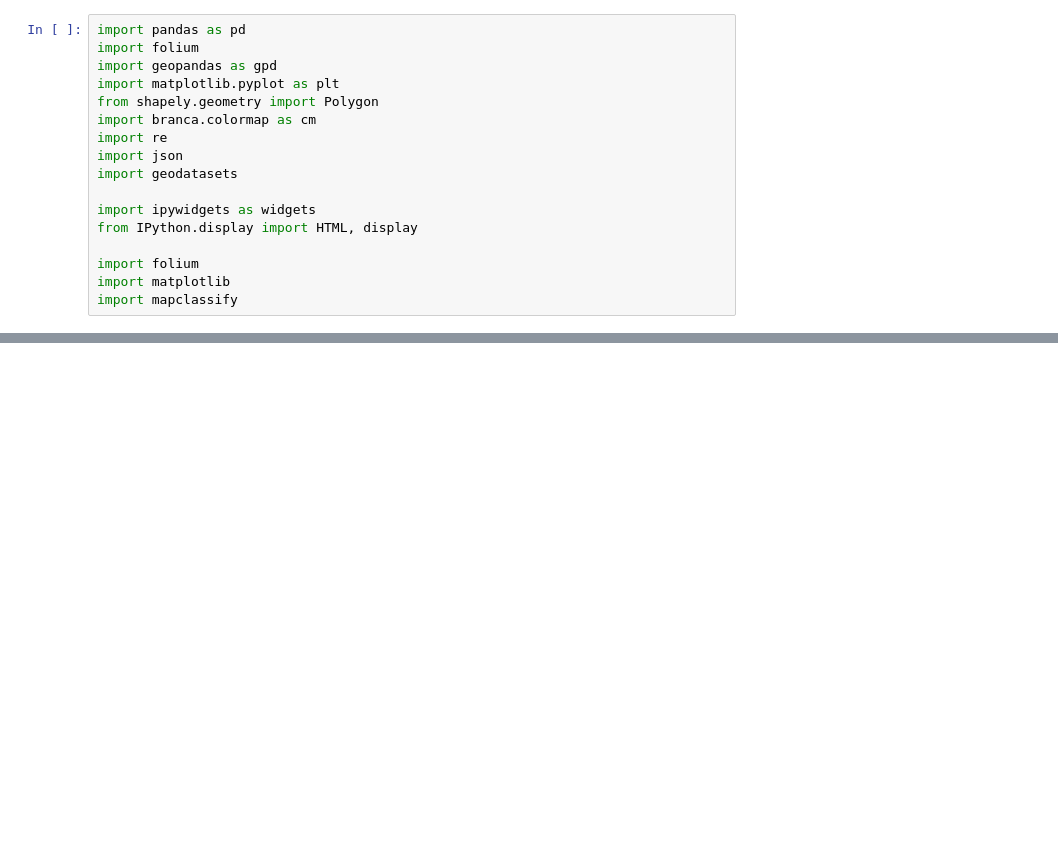
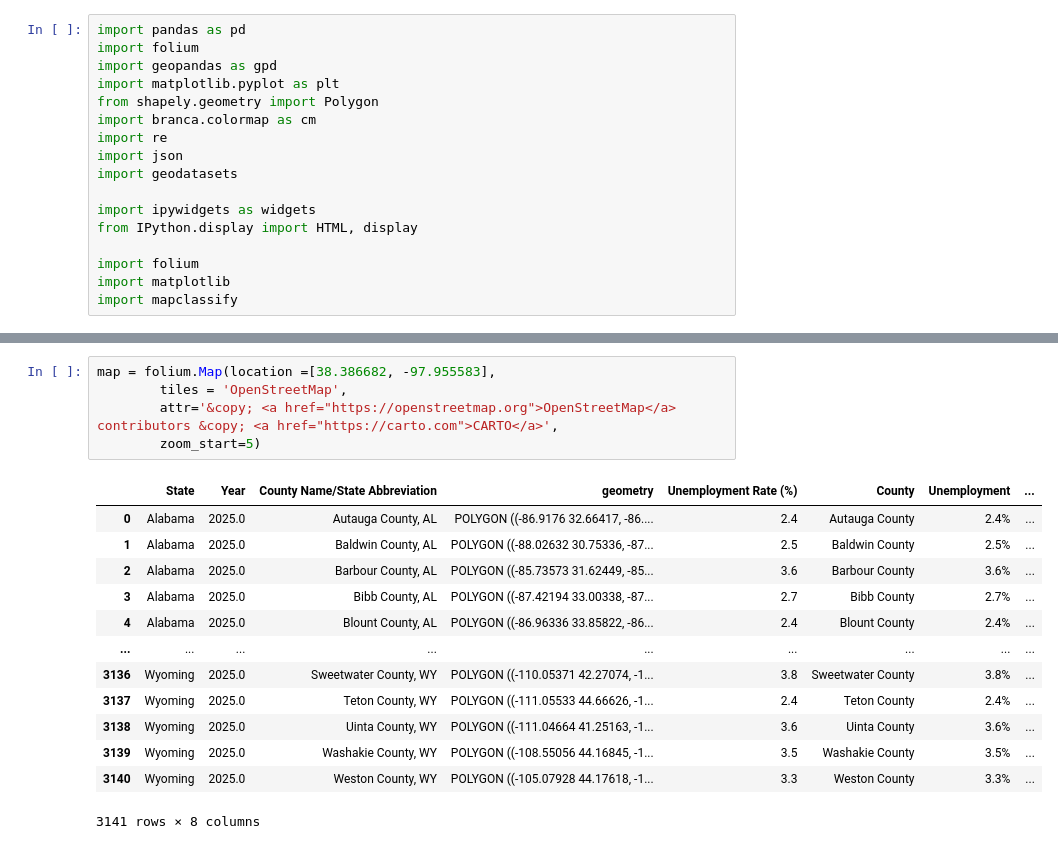
Before and after one commit to absillers/BLS_unemployment_map, a Jupyter notebook: bls_2025_map.ipynb, the cells around one changed output, grey strips where cells are left out. Drawn from its saved outputs; the diff is of its cells as text; blank space fills up the shorter version.

```diff
--- a/bls_2025_map.ipynb
+++ b/bls_2025_map.ipynb
@@ -222,0 +325,19 @@ Output(layout=Layout(border_bottom='1px solid black', border_left='1px solid bla
+# %%
+map = folium.Map(location =[38.386682, -97.955583],
+        tiles = 'OpenStreetMap',
+        attr='&copy; <a href="https://openstreetmap.org">OpenStreetMap</a> contributors &copy; <a href="https://carto.com">CARTO</a>',
+        zoom_start=5)
+# %% [output]
+|  | State | Year | County Name/State Abbreviation | geometry | Unemployment Rate (%) | County | Unemployment | ... |
+| 0 | Alabama | 2025.0 | Autauga County, AL | POLYGON ((-86.9176 32.66417, -86.... | 2.4 | Autauga County | 2.4% | ... |
+| 1 | Alabama | 2025.0 | Baldwin County, AL | POLYGON ((-88.02632 30.75336, -87... | 2.5 | Baldwin County | 2.5% | ... |
+| 2 | Alabama | 2025.0 | Barbour County, AL | POLYGON ((-85.73573 31.62449, -85... | 3.6 | Barbour County | 3.6% | ... |
+| 3 | Alabama | 2025.0 | Bibb County, AL | POLYGON ((-87.42194 33.00338, -87... | 2.7 | Bibb County | 2.7% | ... |
+| 4 | Alabama | 2025.0 | Blount County, AL | POLYGON ((-86.96336 33.85822, -86... | 2.4 | Blount County | 2.4% | ... |
+| ... | ... | ... | ... | ... | ... | ... | ... | ... |
+| 3136 | Wyoming | 2025.0 | Sweetwater County, WY | POLYGON ((-110.05371 42.27074, -1... | 3.8 | Sweetwater County | 3.8% | ... |
+| 3137 | Wyoming | 2025.0 | Teton County, WY | POLYGON ((-111.05533 44.66626, -1... | 2.4 | Teton County | 2.4% | ... |
+| 3138 | Wyoming | 2025.0 | Uinta County, WY | POLYGON ((-111.04664 41.25163, -1... | 3.6 | Uinta County | 3.6% | ... |
+| 3139 | Wyoming | 2025.0 | Washakie County, WY | POLYGON ((-108.55056 44.16845, -1... | 3.5 | Washakie County | 3.5% | ... |
+| 3140 | Wyoming | 2025.0 | Weston County, WY | POLYGON ((-105.07928 44.17618, -1... | 3.3 | Weston County | 3.3% | ... |
+3141 rows × 8 columns
```
Also changed, not shown: parts of 9 cells of this notebook.
